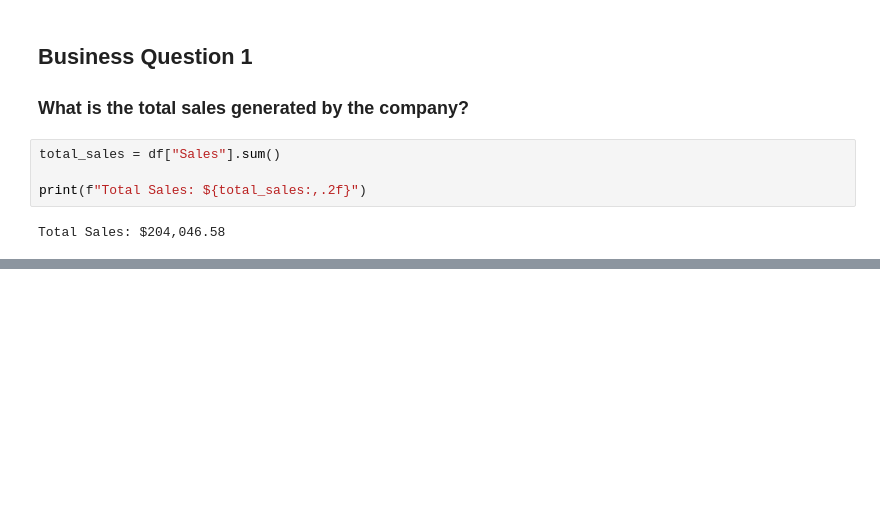
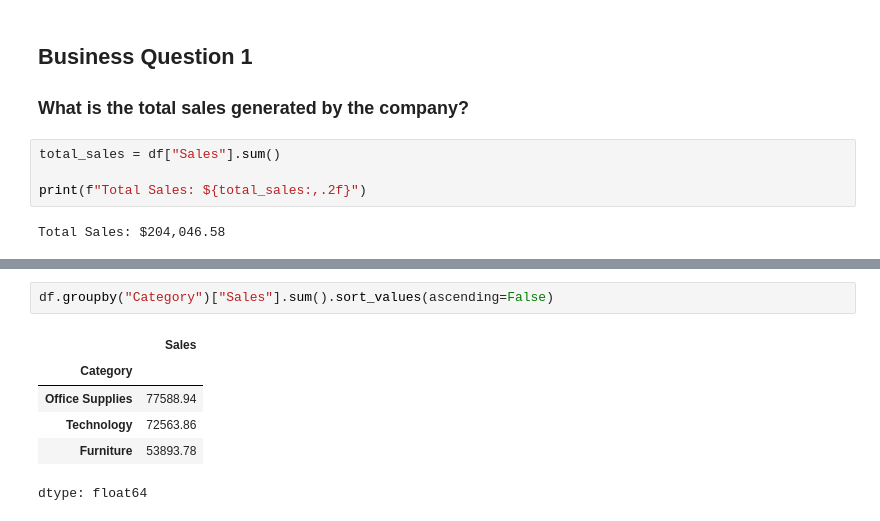
Before and after one commit to Souptikbej/Ecommerce-Sales-EDA, a Jupyter notebook: notebooks/Ecommerce_EDA.ipynb, the cells around one changed output, grey strips where cells are left out. Cells and saved outputs as stored; diff of their text form; blank space fills up the shorter version.

```diff
--- a/notebooks/Ecommerce_EDA.ipynb
+++ b/notebooks/Ecommerce_EDA.ipynb
@@ -438,0 +455,9 @@ Total Sales: $204,046.58
+# %%
+df.groupby("Category")["Sales"].sum().sort_values(ascending=False)
+# %% [output]
+|  | Sales |
+| Category |  |
+| Office Supplies | 77588.94 |
+| Technology | 72563.86 |
+| Furniture | 53893.78 |
+dtype: float64
```
Also changed, not shown: parts of 13 cells of this notebook.
